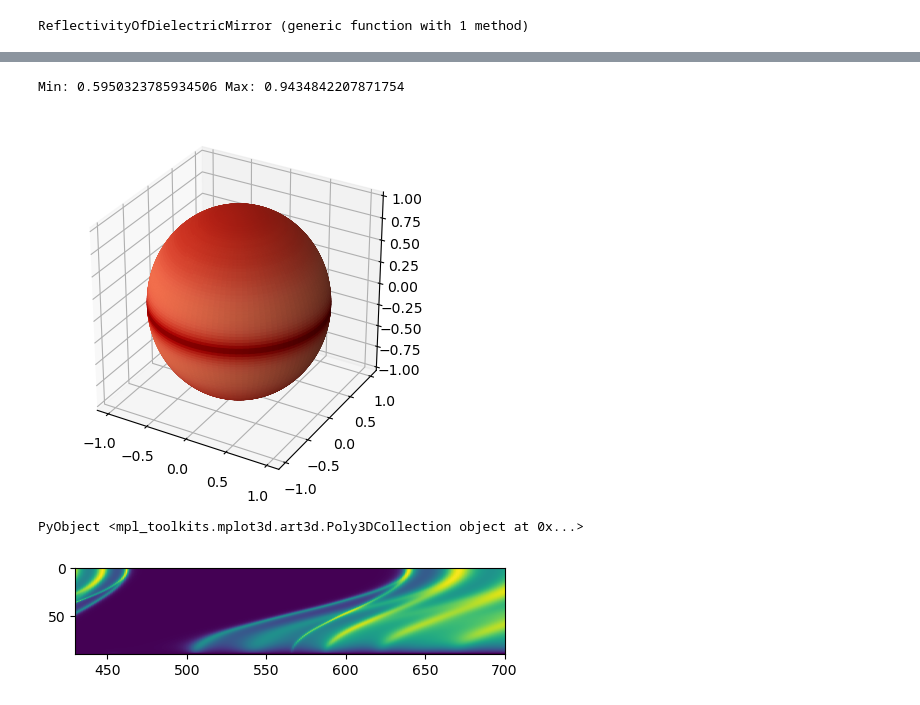
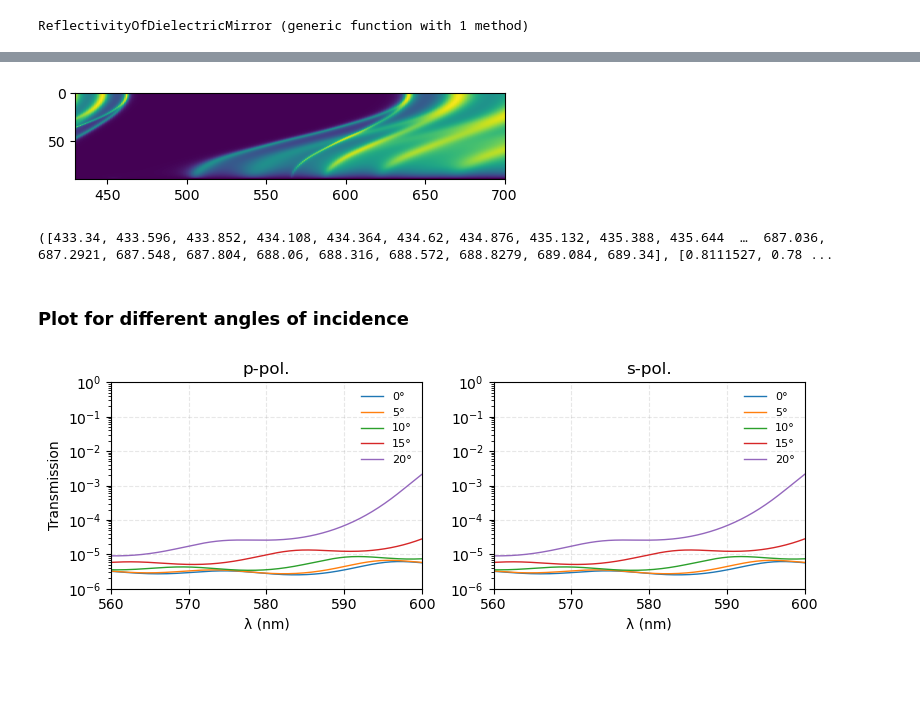
Before and after one commit to ErikBsly/Dielectric-Mirror, a Jupyter notebook: src/DielectricMirror.ipynb, the cells around one changed output, grey strips where cells are left out. Cells and saved outputs as stored; diff of their text form; code cells hidden in the pictures; blank space fills up the shorter version.

```diff
--- a/src/DielectricMirror.ipynb
+++ b/src/DielectricMirror.ipynb
@@ -264,28 +279,3 @@ using DelimitedFiles
-# %%
-using PyCall
-np = pyimport("numpy")
-interp1d = pyimport("scipy.interpolate").interp1d
-pyimport("mpl_toolkits.mplot3d").Axes3D
-
-surface = interp1d(θ_, losses, kind="cubic", bounds_error=false, fill_value=0)
-
-theta, phi = np.linspace(0, π, 100), np.linspace(0, 2π, 100)
-theta, phi = np.meshgrid(theta, phi)
-x, y, z =@. sin(theta) * cos(phi), sin(theta) * sin(phi), cos(theta)
-
-fcolors = 1 .- (surface(rad2deg.(theta)) + surface(rad2deg.(π .- theta)))
-println("Min: ", minimum(fcolors), " Max: ", maximum(fcolors)); flush(stdout)
-fmax, fmin = 1, 0 #maximum(fcolors), minimum(fcolors)
-fcolors = (fcolors .- fmin)/(fmax - fmin)
-
-fig = plt.figure(figsize=plt.figaspect(1.))
-ax = fig.add_subplot(111, projection="3d")
-ax.plot_surface(x, y, z, rstride=1, cstride=1, facecolors=matplotlib.cm.OrRd(fcolors))
-#ax.set_axis_off()
-# %% [output]
-Min: 0.5950323785934506 Max: 0.9434842207871754
-[figure, removed]
-PyObject <mpl_toolkits.mplot3d.art3d.Poly3DCollection object at 0x...>
 # %%
 plt.figure(figsize=(5, 3))
 plt.imshow(T,
@@ -300,3 +290,44 @@ plt.tight_layout()
 #plt.savefig("test.svg")
 # %% [output]
 [figure]
+# %%
+using PyCall
+np = pyimport("numpy")
+
+data = np.loadtxt("res/transmission_losgatos_crd.dat")
+wlen_ref, T_ref = data[:, 1], data[:, 2]
+# %% [output]
+([433.34, 433.596, 433.852, 434.108, 434.364, 434.62, 434.876, 435.132, 435.388, 435.644  …  687.036, 687.2921, 687.548, 687.804, 688.06, 688.316, 688.572, 688.8279, 689.084, 689.34], [0.8111527, 0.78 ...
+# %% [markdown]
+### Plot for different angles of incidence
+# %%
+angles = [0, 5, 10, 15, 20]
+
+plt.figure(figsize=(8, 3))
+plt.subplot(121, title="p-pol.", xlabel="λ (nm)", ylabel="Transmission", ylim=(1e-6, 1))
+plt.yscale("log")
+for angle in angles
+    plt.plot(λ_, T_p[argmin(abs.(θ_ .- angle)), :], lw=1, label=string(angle, "°"))
+end
+# plt.plot(wlen_ref, T_ref)
+# plt.hlines(5e-6, 400, 700)
+# plt.vlines(633, 0, 1, color="k")
+plt.grid(ls="--", alpha=0.3);
+plt.xlim(560, 600)
+plt.legend(frameon=false, fontsize=8)
+
+plt.subplot(122, title="s-pol.", xlabel="λ (nm)", ylim=(1e-6, 1))
+plt.yscale("log")
+for angle in angles
+    plt.plot(λ_, T_p[argmin(abs.(θ_ .- angle)), :], lw=1, label=string(angle, "°"))
+end
+# plt.plot(wlen_ref, T_ref)
+# plt.hlines(5e-6, 400, 700)
+# plt.vlines(633, 0, 1, color="k")
+plt.grid(ls="--", alpha=0.3);
+plt.xlim(560, 600)
+plt.legend(frameon=false, fontsize=8)
+
+plt.tight_layout()
+# %% [output]
+[figure, added]
```
Also changed, not shown: parts of 17 cells of this notebook.
